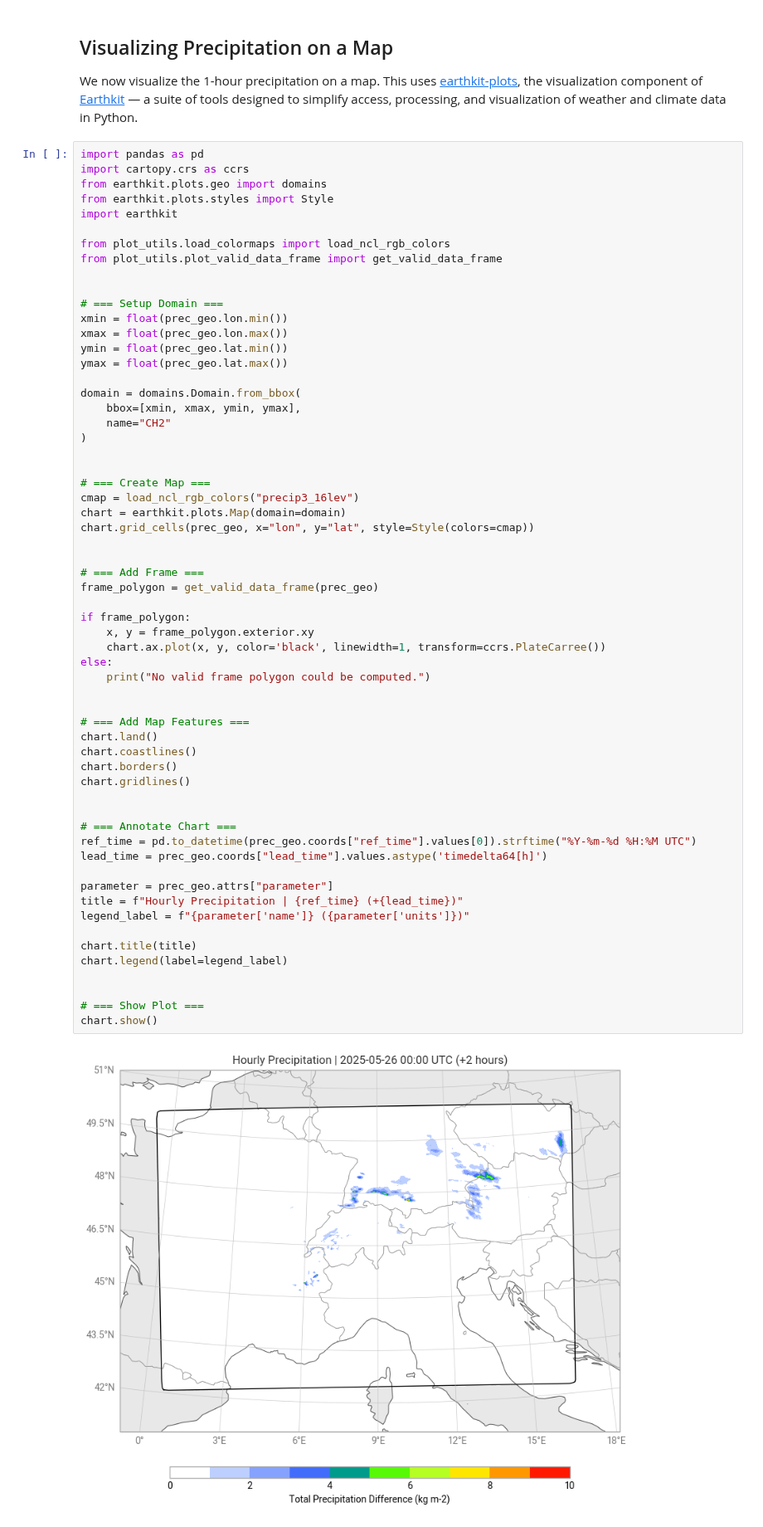
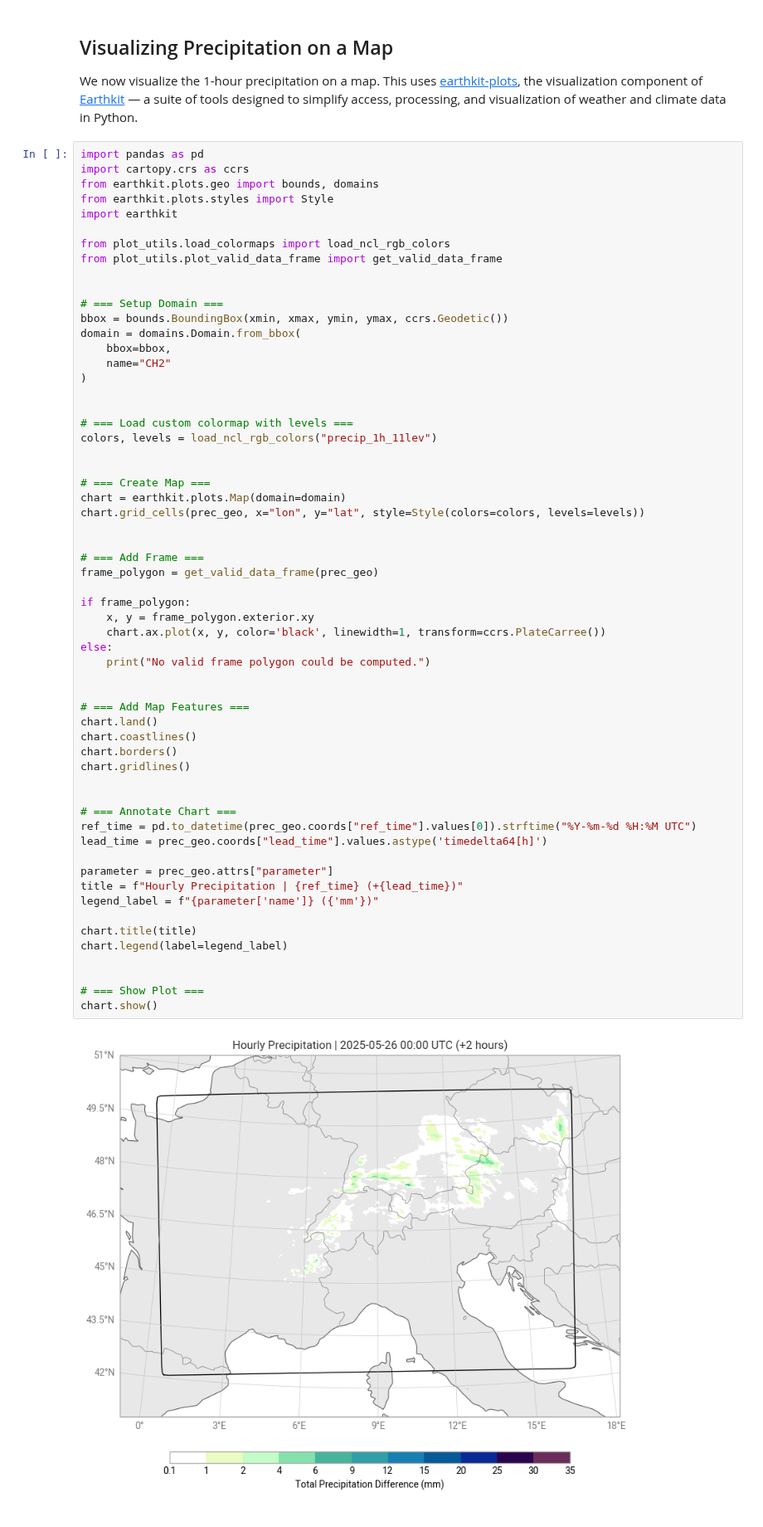
Before and after one commit to MeteoSwiss/opendata-nwp-demos, a Jupyter notebook: 01_retrieve_process_precip.ipynb, the cells around one changed output. Shown at 83% size. Saved outputs shown, nothing was run; the diff lists cells and outputs as text.

Commit message:
levels in the colormap notebook 1

```diff
--- a/01_retrieve_process_precip.ipynb
+++ b/01_retrieve_process_precip.ipynb
@@ -209,7 +209,7 @@ We now visualize the 1-hour precipitation on a map. This uses [earthkit-plots](h
 # %%
 import pandas as pd
 import cartopy.crs as ccrs
-from earthkit.plots.geo import domains
+from earthkit.plots.geo import bounds, domains
 from earthkit.plots.styles import Style
 import earthkit
 
@@ -218,53 +218,52 @@ from plot_utils.plot_valid_data_frame import get_valid_data_frame
 
 
 # === Setup Domain ===
-xmin = float(prec_geo.lon.min())
-xmax = float(prec_geo.lon.max())
-ymin = float(prec_geo.lat.min())
-ymax = float(prec_geo.lat.max())
-
+bbox = bounds.BoundingBox(xmin, xmax, ymin, ymax, ccrs.Geodetic())
 domain = domains.Domain.from_bbox(
-    bbox=[xmin, xmax, ymin, ymax],
+    bbox=bbox,
     name="CH2"
 )
 
 
+# === Load custom colormap with levels ===
+colors, levels = load_ncl_rgb_colors("precip_1h_11lev")
+
+
 # === Create Map ===
-cmap = load_ncl_rgb_colors("precip3_16lev")
 chart = earthkit.plots.Map(domain=domain)
-chart.grid_cells(prec_geo, x="lon", y="lat", style=Style(colors=cmap))
+chart.grid_cells(prec_geo, x="lon", y="lat", style=Style(colors=colors, levels=levels))
 
 
 # === Add Frame ===
 frame_polygon = get_valid_data_frame(prec_geo)
 
 if frame_polygon:
     x, y = frame_polygon.exterior.xy
     chart.ax.plot(x, y, color='black', linewidth=1, transform=ccrs.PlateCarree())
 else:
     print("No valid frame polygon could be computed.")
 
 
 # === Add Map Features ===
 chart.land()
 chart.coastlines()
 chart.borders()
 chart.gridlines()
 
 
 # === Annotate Chart ===
 ref_time = pd.to_datetime(prec_geo.coords["ref_time"].values[0]).strftime("%Y-%m-%d %H:%M UTC")
 lead_time = prec_geo.coords["lead_time"].values.astype('timedelta64[h]')
 
 parameter = prec_geo.attrs["parameter"]
 title = f"Hourly Precipitation | {ref_time} (+{lead_time})"
-legend_label = f"{parameter['name']} ({parameter['units']})"
+legend_label = f"{parameter['name']} ({'mm'})"
 
 chart.title(title)
 chart.legend(label=legend_label)
 
 
 # === Show Plot ===
 chart.show()
 # %% [output]
-[figure, old version]
+[figure, new version]
```
Also changed, not shown: 7 other files.
